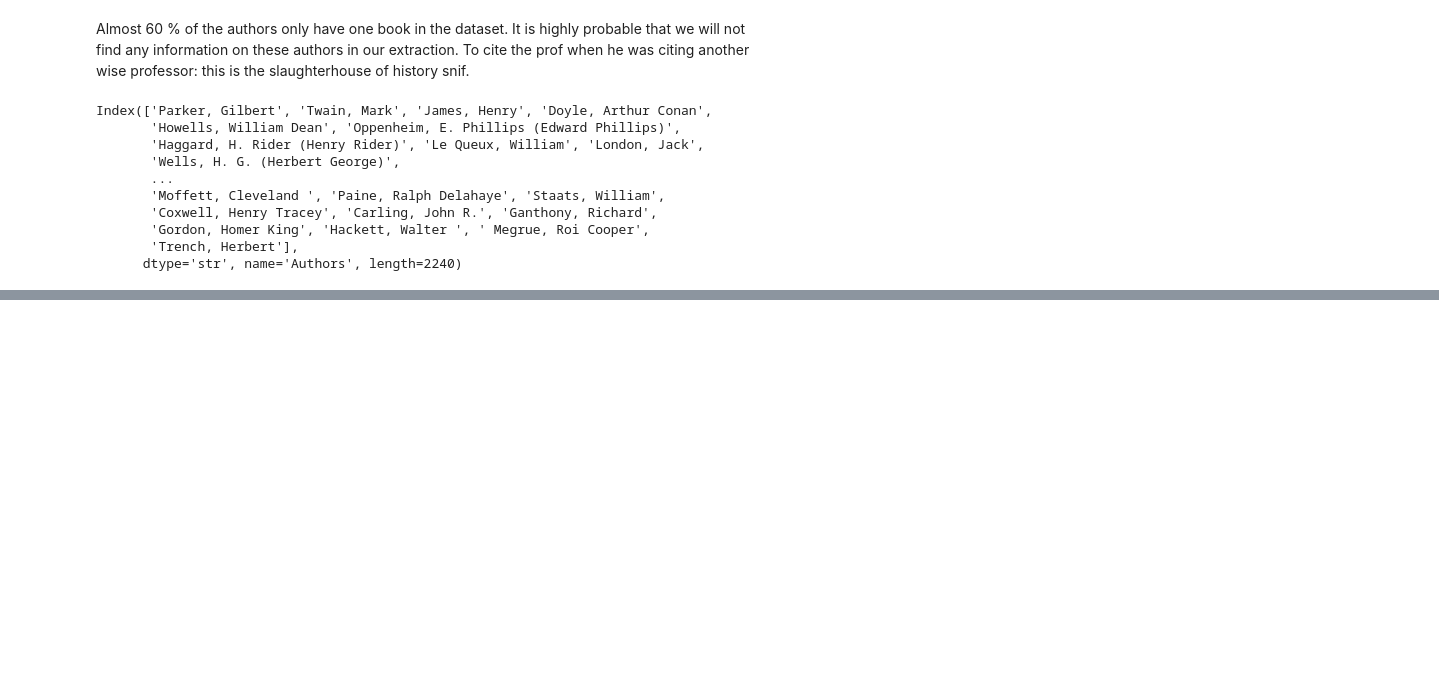
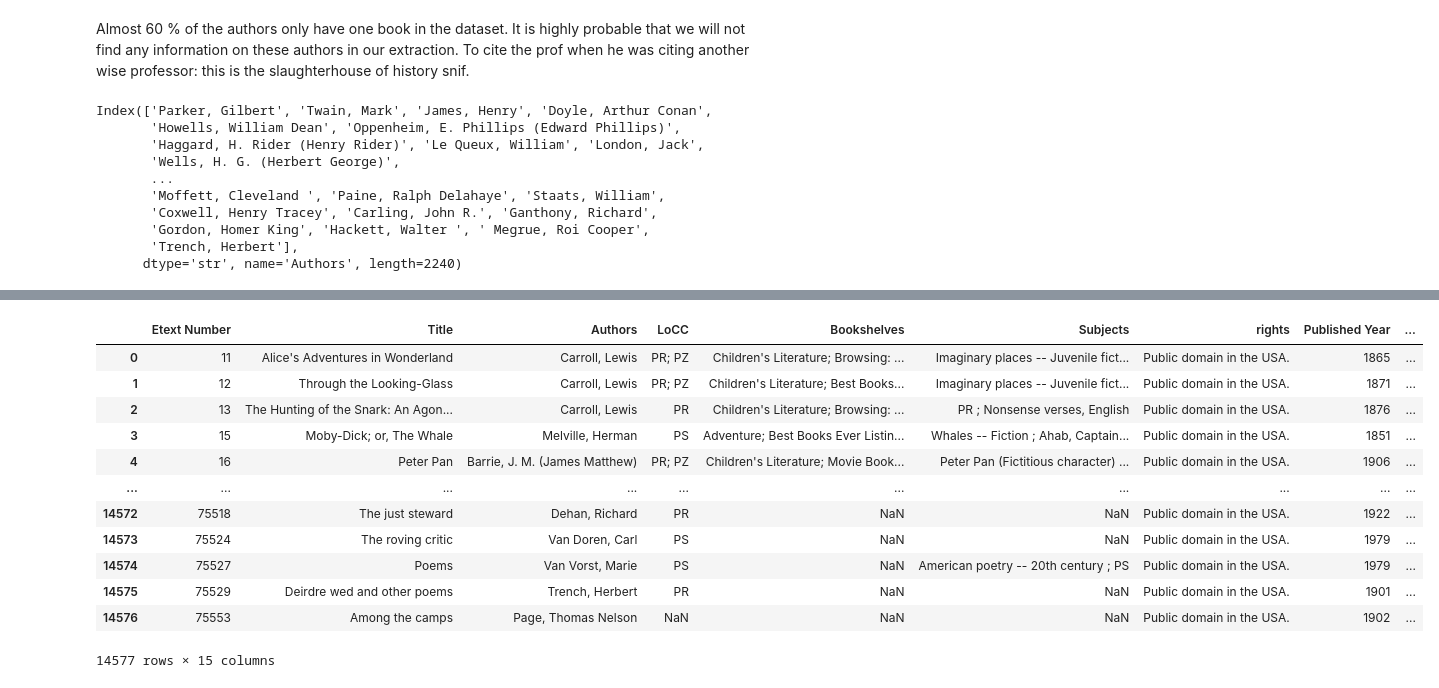
Before and after one commit to eglantine-vialaneix/opium-gutenberg, a Jupyter notebook: code/1_preprocessing/data_preparation.ipynb, the cells around one changed output, grey strips where cells are left out. Saved outputs shown, nothing was run; the diff lists cells and outputs as text; code cells hidden in the pictures; blank space fills up the shorter version.

Commit message:
retrieved the gender, nationality, birth and death dates of all authors with published books between 1870 and 1920

```diff
--- a/code/1_preprocessing/data_preparation.ipynb
+++ b/code/1_preprocessing/data_preparation.ipynb
@@ -354,4 +357,4 @@ Index(['Parker, Gilbert', 'Twain, Mark', 'James, Henry', 'Doyle, Arthur Conan',
 # %%
-# This cell takes approx. 3 hours to run
-authors_info_df, not_found = scrape_authors(all_authors[:2], delay=2)
+# This cell takes approx. 100 min to run
+authors_info_df, not_found = scrape_authors(all_authors, delay=1)
 # %% [output]
@@ -359,2 +378,2 @@ authors_info_df, not_found = scrape_authors(all_authors[:2], delay=2)
 # %%
-authors_info_df
+authors_info_df = authors_info_df.drop("rate_limited_sources", axis=1)
@@ -364,0 +380,9 @@ authors_info_df
+# %%
+authors_info_df = authors_info_df.rename(columns={"raw_name":"Authors",
+                                                  "normalised_name":"Normalised Authors",
+                                                  "gender": "Author Gender",
+                                                  "nationality":"Author Nationality",
+                                                  "birth_year": "Author Birth",
+                                                  "death_year": "Author Death",
+                                                  "source": "Author Info Source",
+                                                  "found": "Author Info Found"})
@@ -391,0 +441,17 @@ TODO:
+# %%
+metadata_1870_1920_with_gender = metadata_with_years.merge(authors_info_df, on="Authors", how="inner")
+metadata_1870_1920_with_gender
+# %% [output]
+|  | Etext Number | Title | Authors | LoCC | Bookshelves | Subjects | rights | Published Year | ... |
+| 0 | 11 | Alice's Adventures in Wonderland | Carroll, Lewis | PR; PZ | Children's Literature; Browsing: ... | Imaginary places -- Juvenile fict... | Public domain in the USA. | 1865 | ... |
+| 1 | 12 | Through the Looking-Glass | Carroll, Lewis | PR; PZ | Children's Literature; Best Books... | Imaginary places -- Juvenile fict... | Public domain in the USA. | 1871 | ... |
+| 2 | 13 | The Hunting of the Snark: An Agon... | Carroll, Lewis | PR | Children's Literature; Browsing: ... | PR ; Nonsense verses, English | Public domain in the USA. | 1876 | ... |
+| 3 | 15 | Moby-Dick; or, The Whale | Melville, Herman | PS | Adventure; Best Books Ever Listin... | Whales -- Fiction ; Ahab, Captain... | Public domain in the USA. | 1851 | ... |
+| 4 | 16 | Peter Pan | Barrie, J. M. (James Matthew) | PR; PZ | Children's Literature; Movie Book... | Peter Pan (Fictitious character) ... | Public domain in the USA. | 1906 | ... |
+| ... | ... | ... | ... | ... | ... | ... | ... | ... | ... |
+| 14572 | 75518 | The just steward | Dehan, Richard | PR | NaN | NaN | Public domain in the USA. | 1922 | ... |
+| 14573 | 75524 | The roving critic | Van Doren, Carl | PS | NaN | NaN | Public domain in the USA. | 1979 | ... |
+| 14574 | 75527 | Poems | Van Vorst, Marie | PS | NaN | American poetry -- 20th century ; PS | Public domain in the USA. | 1979 | ... |
+| 14575 | 75529 | Deirdre wed and other poems | Trench, Herbert | PR | NaN | NaN | Public domain in the USA. | 1901 | ... |
+| 14576 | 75553 | Among the camps | Page, Thomas Nelson | NaN | NaN | NaN | Public domain in the USA. | 1902 | ... |
+14577 rows × 15 columns
```
Also changed, not shown: parts of 9 cells of this notebook, 4 other files.
